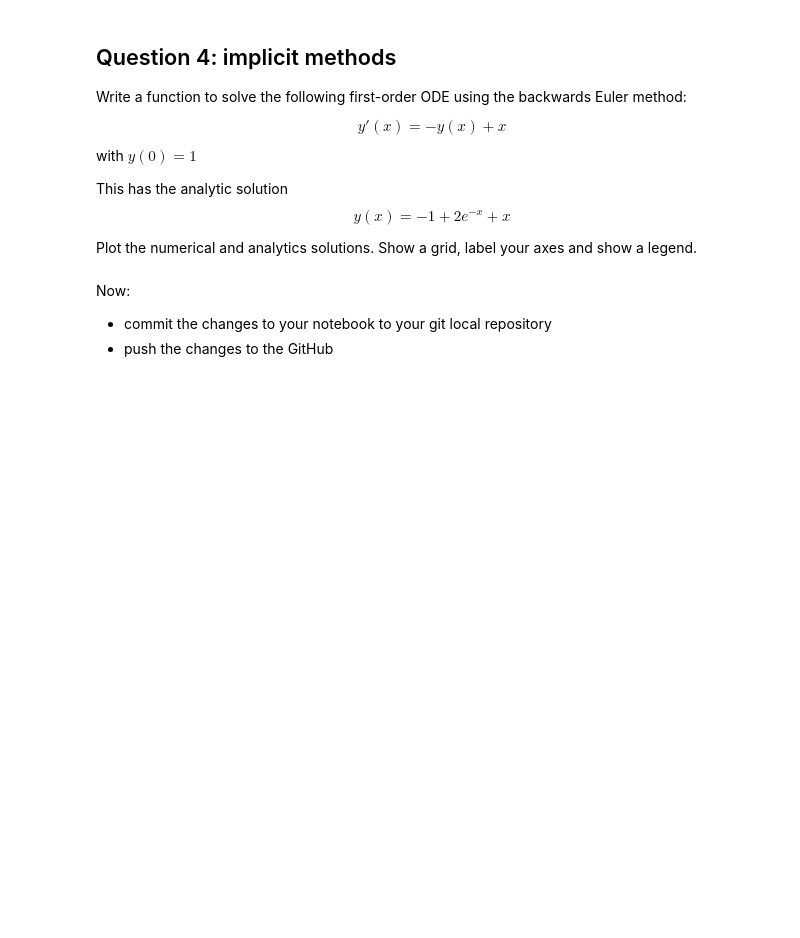
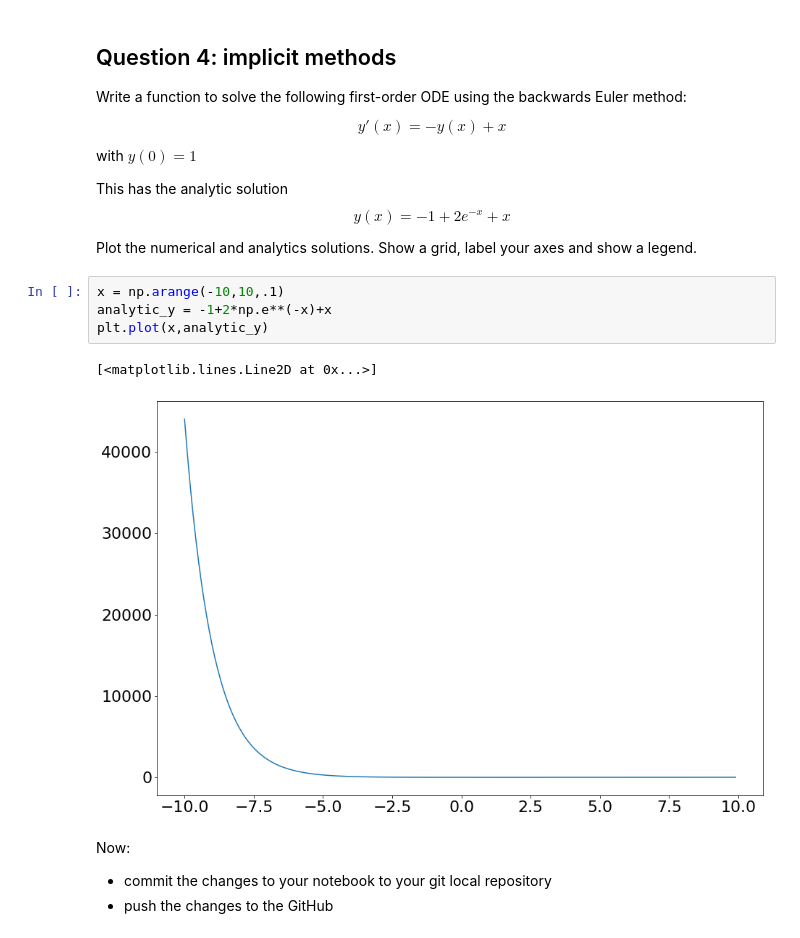
Before and after one commit to odhrandooley/ACM20030-Assignments, a Jupyter notebook: Assignment-3.ipynb, the cells around one changed output. Drawn from its saved outputs; the diff is of its cells as text; blank space fills up the shorter version.

```diff
--- a/Assignment-3.ipynb
+++ b/Assignment-3.ipynb
@@ -265,6 +284,13 @@ $$
 $$
 
 Plot the numerical and analytics solutions. Show a grid, label your axes and show a legend.
+# %%
+x = np.arange(-10,10,.1)
+analytic_y = -1+2*np.e**(-x)+x
+plt.plot(x,analytic_y)
+# %% [output]
+[<matplotlib.lines.Line2D at 0x...>]
+[figure, added]
 # %% [markdown]
 Now:
 - commit the changes to your notebook to your git local repository
```
Also changed, not shown: parts of 1 cell of this notebook.
